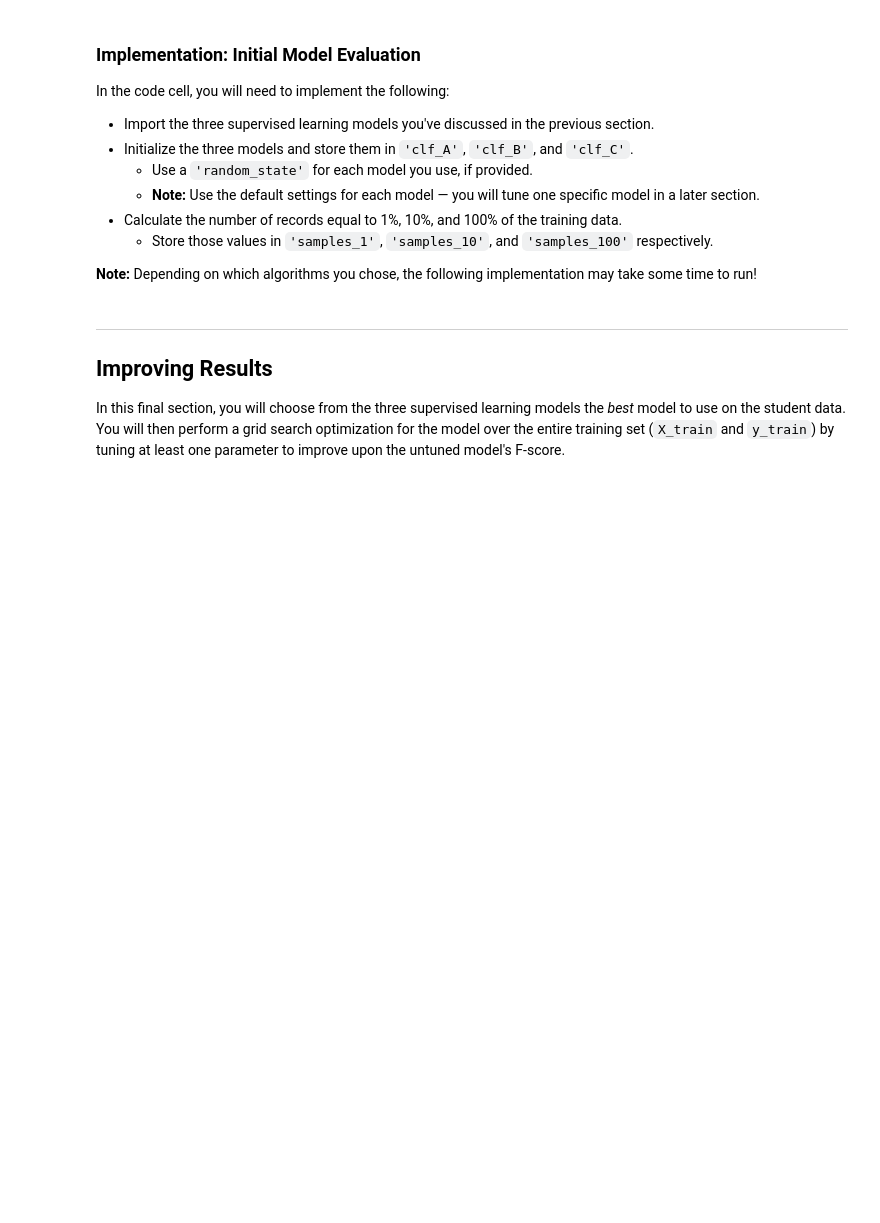
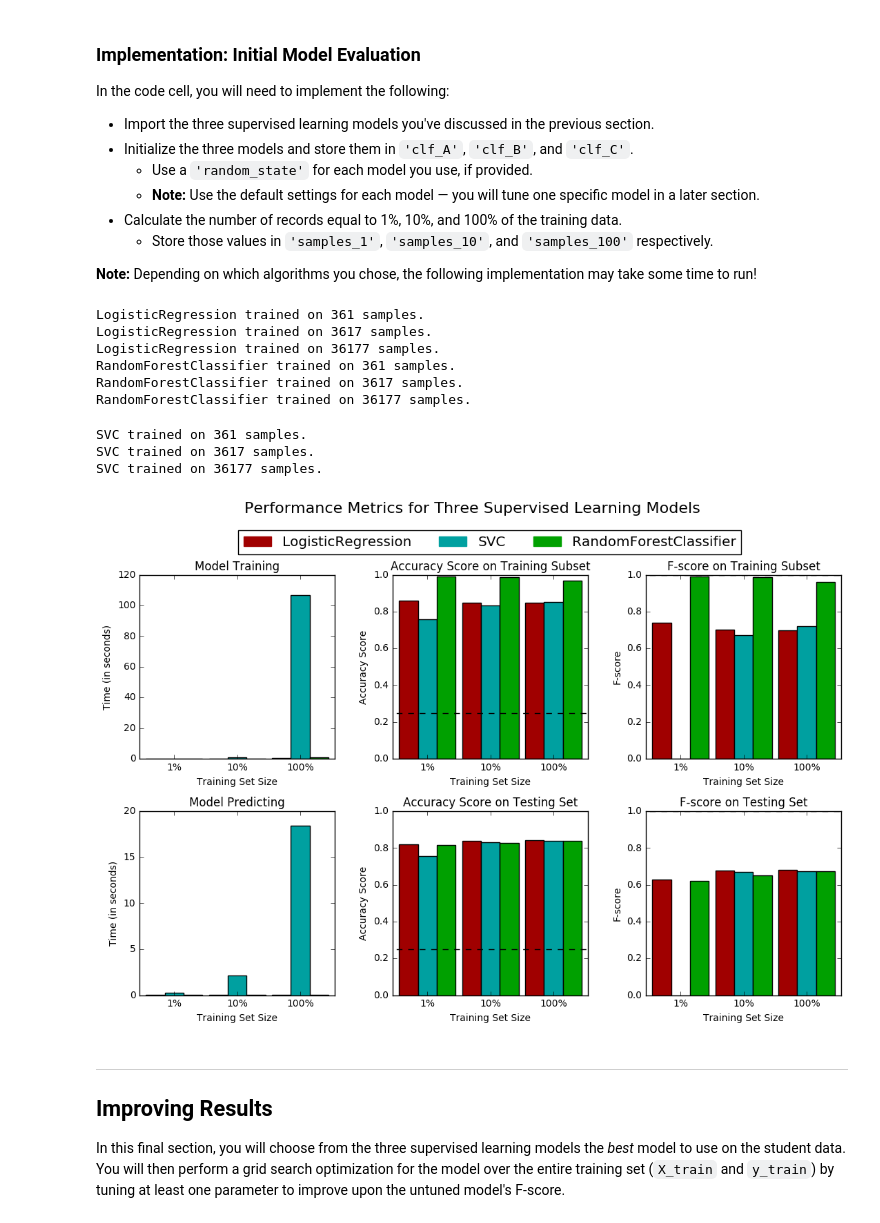
Before and after one commit to ravi-code-ranjan/Ml_Nano_Degree, a Jupyter notebook: finding_donors/finding_donors.ipynb, the cells around one changed output. Saved outputs shown, nothing was run; the diff lists cells and outputs as text; code cells hidden in the pictures; blank space fills up the shorter version.

```diff
--- a/finding_donors/finding_donors.ipynb
+++ b/finding_donors/finding_donors.ipynb
@@ -250,14 +292,22 @@ FP = income.count() - TP # Specific to the naive case
 TN = 0 # No predicted negatives in the naive case
 FN = 0 # No predicted negatives in the naive case
 '''
-# TODO: Calculate accuracy, precision and recall
-accuracy = None
-recall = None
-precision = None
 
-# TODO: Calculate F-score using the formula above for beta = 0.5 and correct values for precision and recall.
+# Calculate accuracy, precision and recall
+naive_predictions = [1] * len(income)
+true_positive = np.sum(income)
+true_negative = 0
+false_negative = 0
+false_positive = get_false_positive_count(income, naive_predictions)
+
+accuracy = accuracy_calculation(income, naive_predictions)
+recall = (true_positive / float(true_positive))
+precision = (true_positive / float(true_positive + false_positive))
+
+# Calculate F-score using the formula above for beta = 0.5 and correct values for precision and recall.
 # HINT: The formula above can be written as (1 + beta**2) * (precision * recall) / ((beta**2 * precision) + recall)
-fscore = None
+beta = 0.5
+fscore = (1 + math.pow(beta, 2) * (precision * recall)) / float((math.pow(beta, 2) * precision) + recall)
 
 # Print the results
 print "Naive Predictor: [Accuracy score: {:.4f}, F-score: {:.4f}]".format(accuracy, fscore)
@@ -361,30 +460,43 @@ In the code cell, you will need to implement the following:
 # %%
 # TODO: Import the three supervised learning models from sklearn
 
+
 # TODO: Initialize the three models
-clf_A = None
-clf_B = None
-clf_C = None
+clf_A = train_logistic_regression()
+clf_B = train_random_forest()
+clf_C = train_svm()
 
 # TODO: Calculate the number of samples for 1%, 10%, and 100% of the training data
 # HINT: samples_100 is the entire training set i.e. len(y_train)
 # HINT: samples_10 is 10% of samples_100
 # HINT: samples_1 is 1% of samples_100
-samples_100 = None
-samples_10 = None
-samples_1 = None
+samples_100 = len(y_train)
+samples_10 = int(samples_100 * 0.10)
+samples_1 = int(samples_100 * 0.01)
+
 
 # Collect results on the learners
 results = {}
 for clf in [clf_A, clf_B, clf_C]:
     clf_name = clf.__class__.__name__
     results[clf_name] = {}
     for i, samples in enumerate([samples_1, samples_10, samples_100]):
         results[clf_name][i] = \
         train_predict(clf, samples, X_train, y_train, X_test, y_test)
 
 # Run metrics visualization for the three supervised learning models chosen
 vs.evaluate(results, accuracy, fscore)
+# %% [output]
+LogisticRegression trained on 361 samples.
+LogisticRegression trained on 3617 samples.
+LogisticRegression trained on 36177 samples.
+RandomForestClassifier trained on 361 samples.
+RandomForestClassifier trained on 3617 samples.
+RandomForestClassifier trained on 36177 samples.
+SVC trained on 361 samples.
+SVC trained on 3617 samples.
+SVC trained on 36177 samples.
+[figure, added]
 # %% [markdown]
 ----
 ## Improving Results
```
Also changed, not shown: parts of 8 cells of this notebook.
